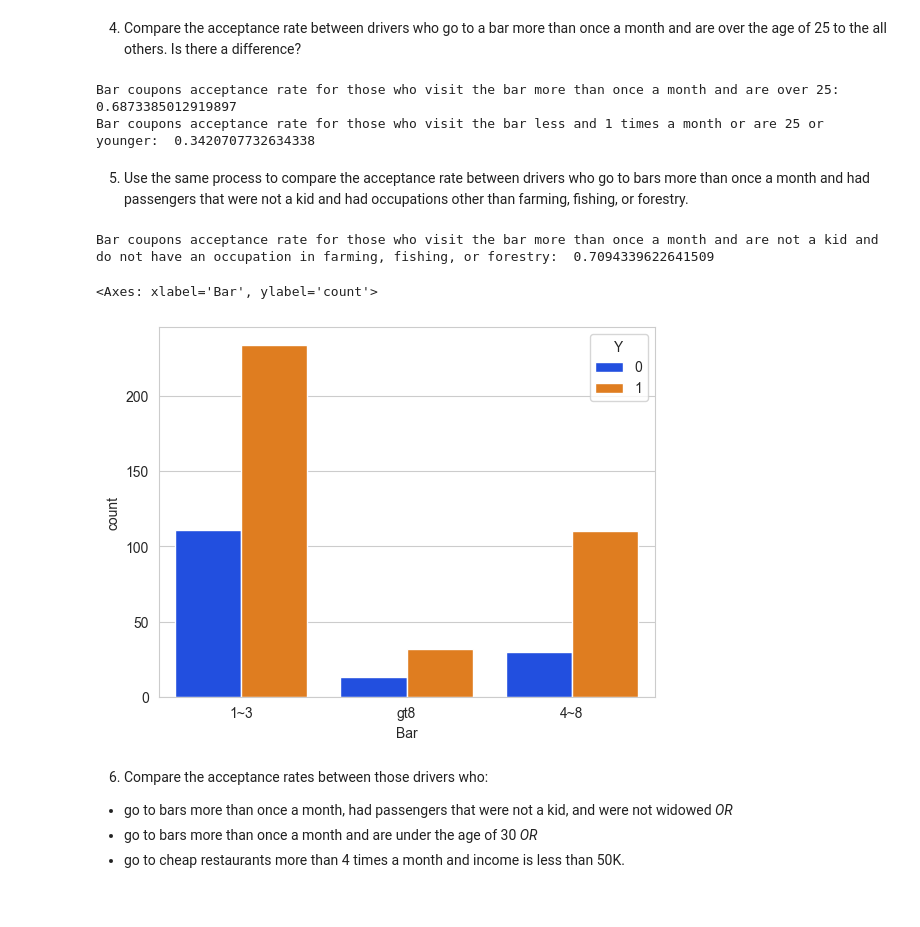
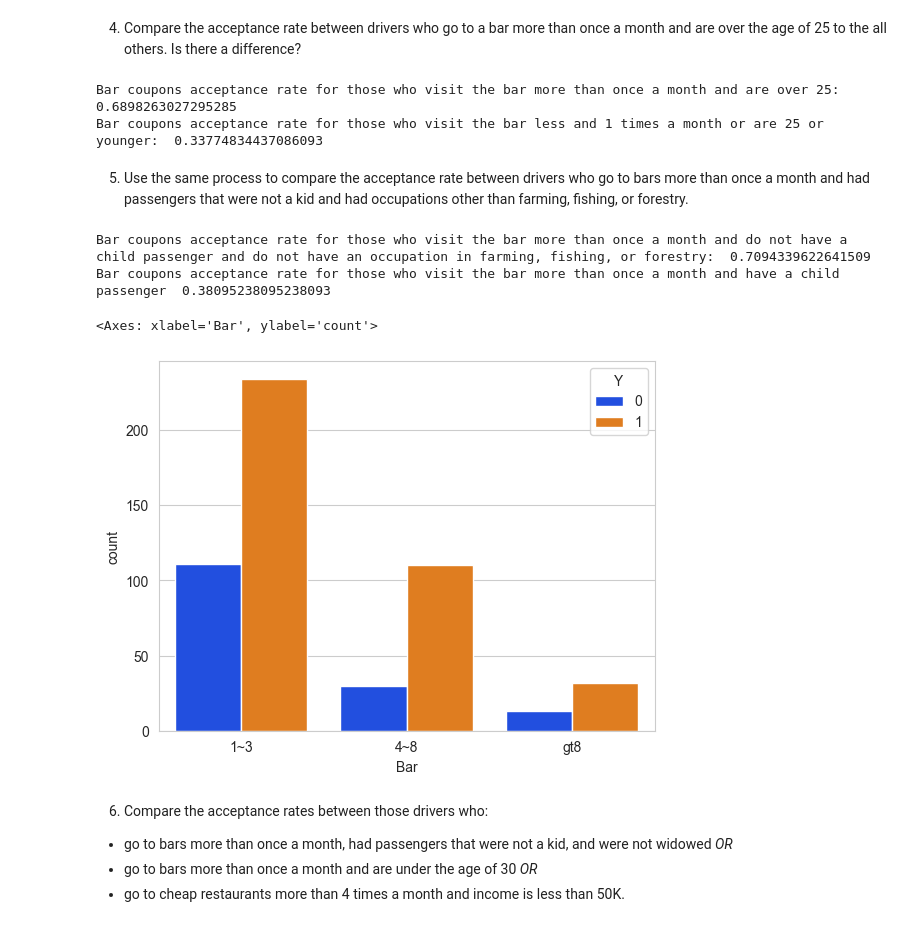
Before and after one commit to geo-rge-li/uci-coupon-analysis, a Jupyter notebook: prompt.ipynb, the cells around one changed output. Saved outputs shown, nothing was run; the diff lists cells and outputs as text; code cells hidden in the pictures.

```diff
--- a/prompt.ipynb
+++ b/prompt.ipynb
@@ -139,6 +139,9 @@ df = data.dropna(subset=['CarryAway', 'CoffeeHouse', 'Bar', 'RestaurantLessThan2
 df = df.drop(columns=['car'])
 df['coupon'] = df['coupon'].replace({'Carry out & Take away': 'Carry Away'})
 df = df.rename(columns={'passanger': 'passenger'})
+df['age'] = df['age'].replace('below21', '20')
+df['age'] = df['age'].replace('50plus', '51')
+df['age'] = df['age'].astype(int)
 df.info()
 # %% [output]
 <class 'pandas.core.frame.DataFrame'>
@@ -258,27 +266,30 @@ Bar coupons acceptance rate for those who visit the bar 4 or more times a month:
 4. Compare the acceptance rate between drivers who go to a bar more than once a month and are over the age of 25 to the all others.  Is there a difference?
 # %%
 bar_more_than_1 = ['1~3', '4~8', 'gt8']
-age_above_25 = ['26', '31', '36', '41', '50plus']
-df_bar_more_than_1 = df_bar.query('Bar in @bar_more_than_1 and age in @age_above_25')
+df_bar_more_than_1 = df_bar.query('Bar in @bar_more_than_1 and age >= 26')
 print("Bar coupons acceptance rate for those who visit the bar more than once a month and are over 25: ", df_bar_more_than_1[df_bar_more_than_1['Y'] == 1].size / df_bar_more_than_1.size)
-df_bar_not_more_than_1 = df_bar.query('Bar not in @bar_more_than_1 or age not in @age_above_25')
+df_bar_not_more_than_1 = df_bar.query('Bar not in @bar_more_than_1 or age < 26')
 print("Bar coupons acceptance rate for those who visit the bar less and 1 times a month or are 25 or younger: ", df_bar_not_more_than_1[df_bar_not_more_than_1['Y'] == 1].size / df_bar_not_more_than_1.size)
 # %% [output]
-Bar coupons acceptance rate for those who visit the bar more than once a month and are over 25:  0.6873385012919897
-Bar coupons acceptance rate for those who visit the bar less and 1 times a month or are 25 or younger:  0.3420707732634338
+Bar coupons acceptance rate for those who visit the bar more than once a month and are over 25:  0.6898263027295285
+Bar coupons acceptance rate for those who visit the bar less and 1 times a month or are 25 or younger:  0.33774834437086093
 # %% [markdown]
 5. Use the same process to compare the acceptance rate between drivers who go to bars more than once a month and had passengers that were not a kid and had occupations other than farming, fishing, or forestry.
 # %%
 passenger_kid = ['Kid(s)']
 occupation_farming = ['Farming Fishing & Forestry']
 df_bar_not_kid_and_not_farming = df_bar.query('Bar in @bar_more_than_1 and passenger not in @passenger_kid and occupation not in @occupation_farming')
-print("Bar coupons acceptance rate for those who visit the bar more than once a month and are not a kid and do not have an occupation in farming, fishing, or forestry: ", df_bar_not_kid_and_not_farming[df_bar_not_kid_and_not_farming['Y'] == 1].size / df_bar_not_kid_and_not_farming.size)
+print("Bar coupons acceptance rate for those who visit the bar more than once a month and do not have a child passenger and do not have an occupation in farming, fishing, or forestry: ", df_bar_not_kid_and_not_farming[df_bar_not_kid_and_not_farming['Y'] == 1].size / df_bar_not_kid_and_not_farming.size)
+# print acceptance rate for those who do have a child passenger
+df_bar_kid = df_bar.query('Bar in @bar_more_than_1 and (passenger in @passenger_kid)')
+print("Bar coupons acceptance rate for those who visit the bar more than once a month and have a child passenger ", df_bar_kid[df_bar_kid['Y'] == 1].size / df_bar_kid.size)
 
-sns.countplot(df_bar_not_kid_and_not_farming, x="Bar", hue="Y", palette='bright', alpha = 1)
+sns.countplot(df_bar_not_kid_and_not_farming, x="Bar", hue="Y", palette='bright', alpha = 1, order=['1~3', '4~8', 'gt8'])
 # %% [output]
-Bar coupons acceptance rate for those who visit the bar more than once a month and are not a kid and do not have an occupation in farming, fishing, or forestry:  0.7094339622641509
+Bar coupons acceptance rate for those who visit the bar more than once a month and do not have a child passenger and do not have an occupation in farming, fishing, or forestry:  0.7094339622641509
+Bar coupons acceptance rate for those who visit the bar more than once a month and have a child passenger  0.38095238095238093
 <Axes: xlabel='Bar', ylabel='count'>
-[figure, old version]
+[figure, new version]
 # %% [markdown]
 6. Compare the acceptance rates between those drivers who:
 
```
Also changed, not shown: parts of 26 cells of this notebook.
